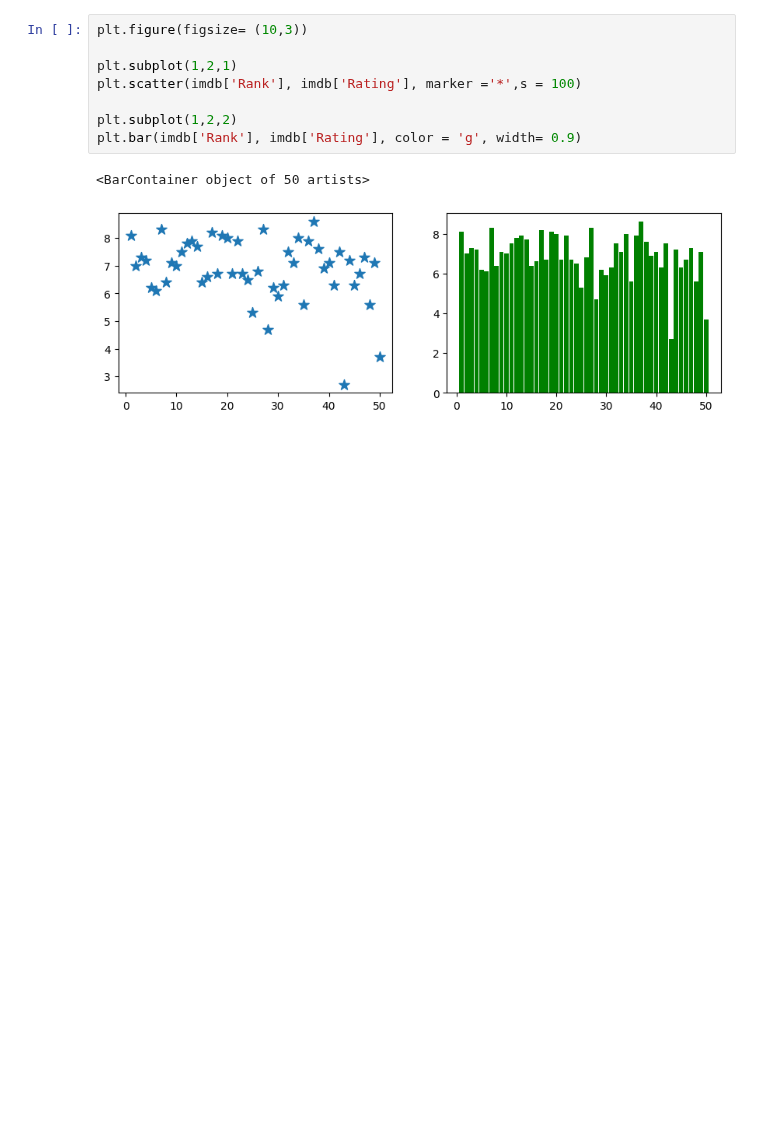
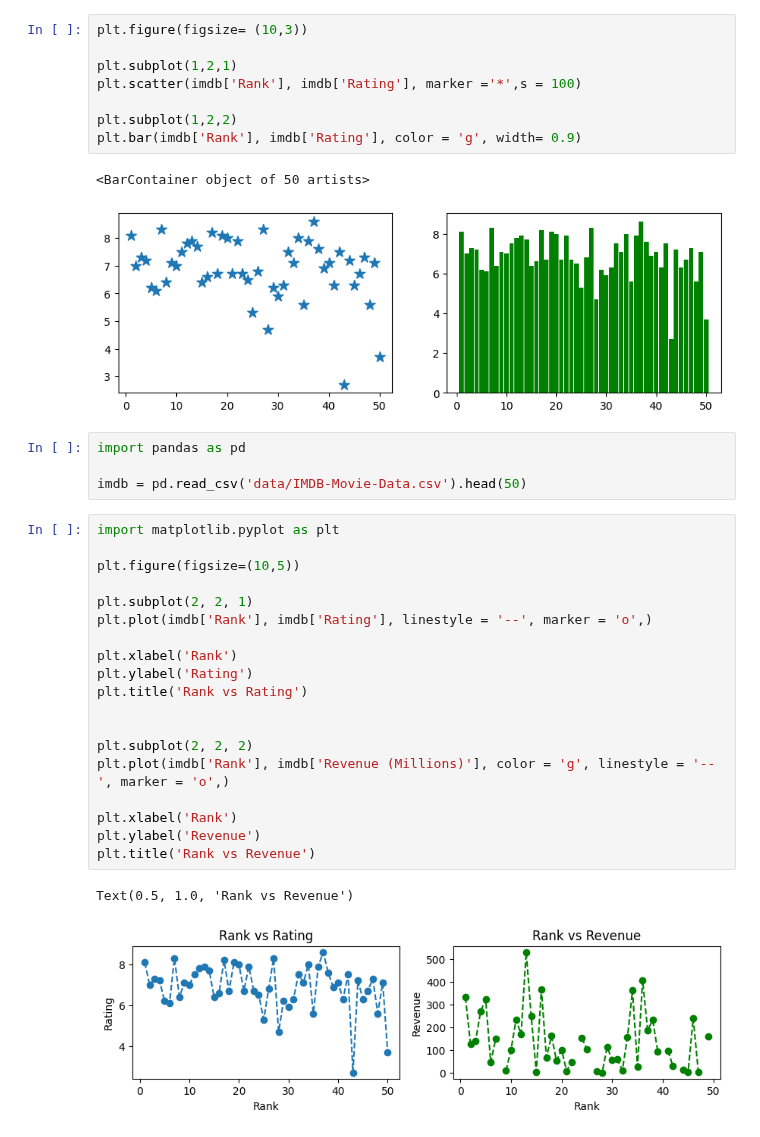
Before and after one commit to arashniroomand/MachineLearning, a Jupyter notebook: Practical_MasterClass/Matplotlib.ipynb, the cells around one changed output. Drawn from its saved outputs; the diff is of its cells as text; blank space fills up the shorter version.

Commit message:
Wokring on matplotlib

```diff
--- a/Practical_MasterClass/Matplotlib.ipynb
+++ b/Practical_MasterClass/Matplotlib.ipynb
@@ -278,3 +278,29 @@ plt.bar(imdb['Rank'], imdb['Rating'], color = 'g', width= 0.9)
 # %% [output]
 <BarContainer object of 50 artists>
 [figure]
+# %%
+import pandas as pd
+
+imdb = pd.read_csv('data/IMDB-Movie-Data.csv').head(50)
+# %%
+import matplotlib.pyplot as plt
+
+plt.figure(figsize=(10,5))
+
+plt.subplot(2, 2, 1)
+plt.plot(imdb['Rank'], imdb['Rating'], linestyle = '--', marker = 'o',)
+
+plt.xlabel('Rank')
+plt.ylabel('Rating')
+plt.title('Rank vs Rating')
+
+
+plt.subplot(2, 2, 2)
+plt.plot(imdb['Rank'], imdb['Revenue (Millions)'], color = 'g', linestyle = '--', marker = 'o',)
+
+plt.xlabel('Rank')
+plt.ylabel('Revenue')
+plt.title('Rank vs Revenue')
+# %% [output]
+Text(0.5, 1.0, 'Rank vs Revenue')
+[figure, added]
```
